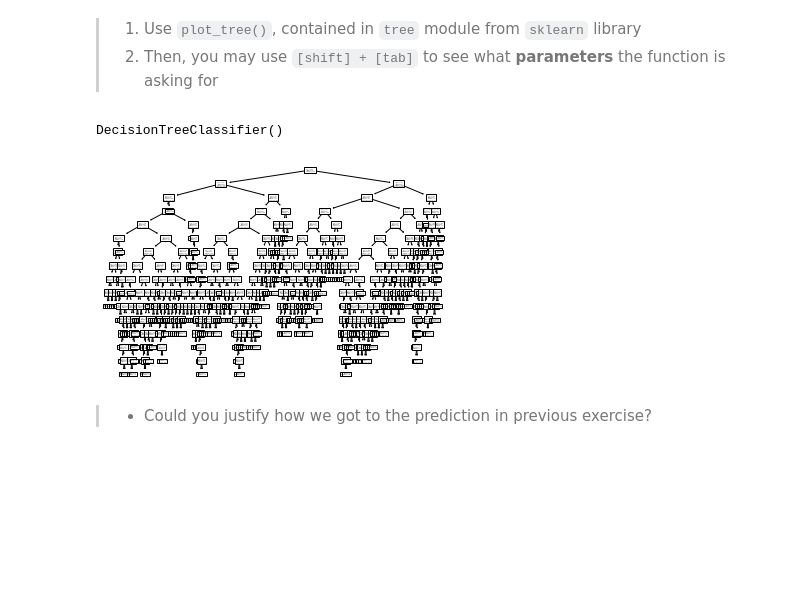
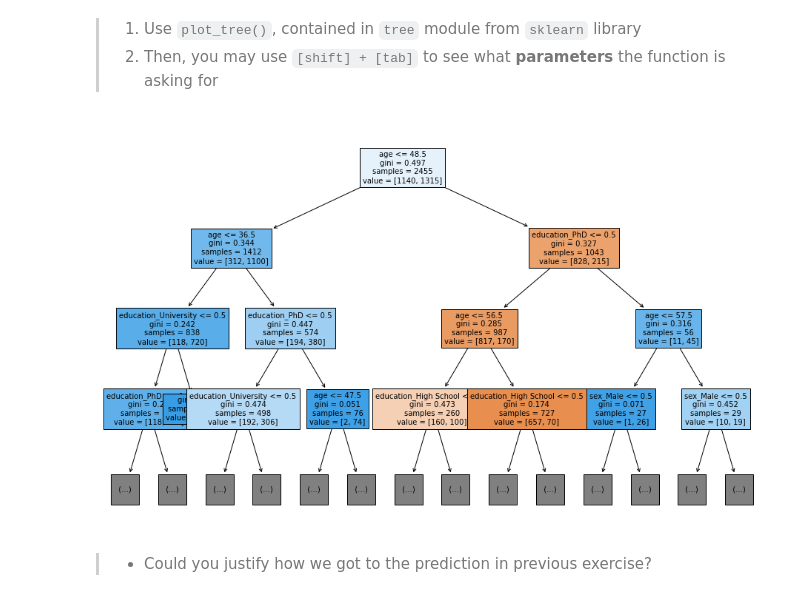
Before and after one commit to apoboldon/machine-learning-program, a Jupyter notebook: #04. Decision Tree. A Supervised Classification Model/04practice.ipynb, the cells around one changed output. Cells and saved outputs as stored; diff of their text form; code cells hidden in the pictures; blank space fills up the shorter version.

```diff
--- a/#04. Decision Tree. A Supervised Classification Model/04practice.ipynb
+++ b/#04. Decision Tree. A Supervised Classification Model/04practice.ipynb
@@ -116,0 +99,10 @@ dfsel
+# %%
+model=DecisionTreeClassifier()
+# %%
+df = pd.get_dummies(data=df, drop_first=True)
+df.head()
+feature_cols=['age','sex_Male','education_High School','education_Higher Level','education_No studies','education_PhD','education_University']
+X = df[feature_cols]
+y = df.internet_usage
+# %%
+model.fit(X=df[feature_cols],y=df.internet_usage)
@@ -139,10 +138,7 @@ from sklearn.tree import plot_tree
-# %%
-clf
-# %% [output]
-DecisionTreeClassifier()
-# %%
-plot_tree(decision_tree=clf);
-# %% [output]
-[figure, removed]
+# %%
+plt.figure(figsize=(16,10))
+plot_tree(decision_tree=model,max_depth=3,feature_names=feature_cols,filled=True,fontsize=10); # max depth es el número de capas, feature names, los nombres de la cabecera y filled para colorear las celdas.
+# %% [output]
+[figure, added]
 # %% [markdown]
 > - Could you justify how we got to the prediction in previous exercise?
```
Also changed, not shown: parts of 17 cells of this notebook, 1 other file.
